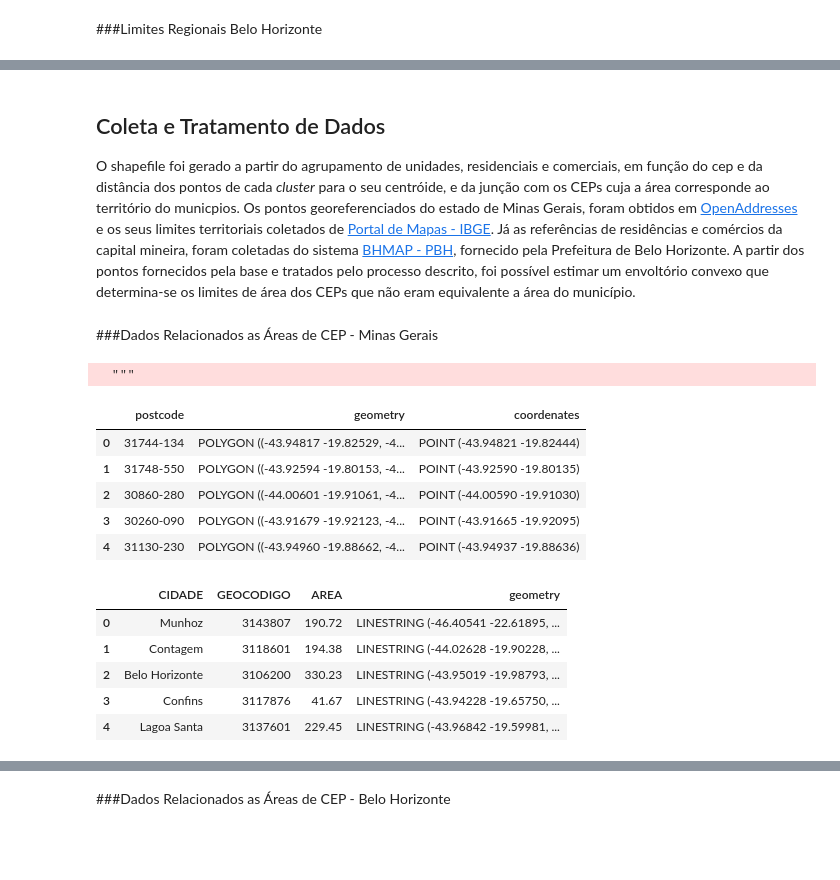
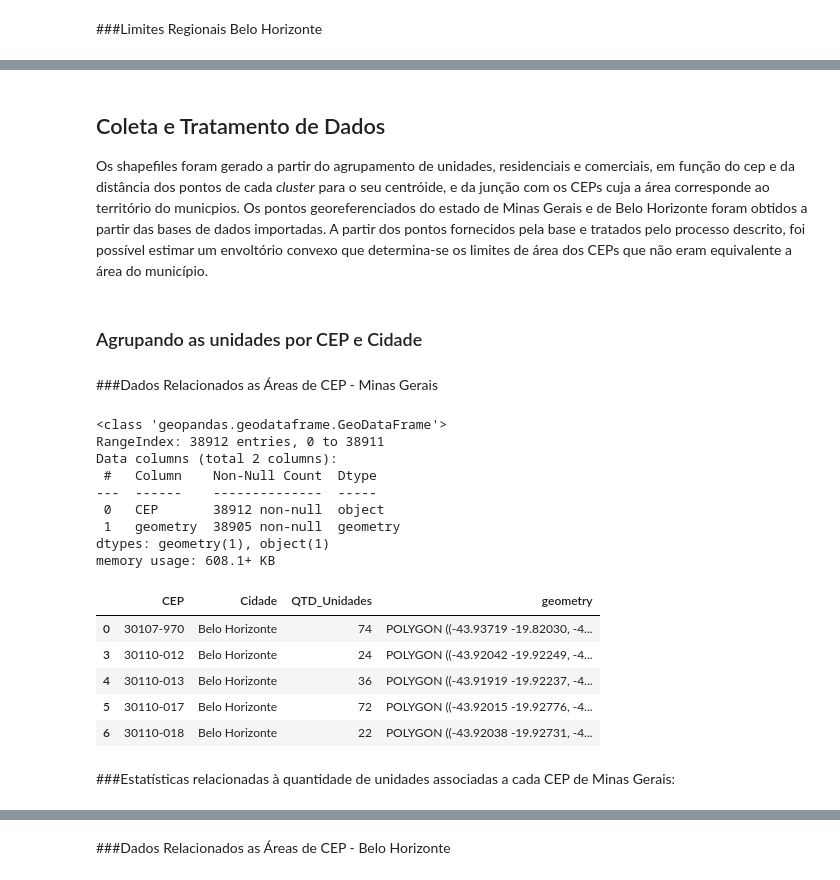
Before and after one commit to mcatrinque/areas-cep-mg, a Jupyter notebook: br_mg_ceps.ipynb, the cells around one changed output, grey strips where cells are left out. Cells and saved outputs as stored; diff of their text form; code cells hidden in the pictures; blank space fills up the shorter version.

```diff
--- a/br_mg_ceps.ipynb
+++ b/br_mg_ceps.ipynb
@@ -250,6 +225,8 @@ You may still be able to access the file from the browser:
 # %% [markdown]
 ## Coleta e Tratamento de Dados
-O shapefile foi gerado a partir do agrupamento de unidades, residenciais e comerciais, em função do cep e da distância dos pontos de cada *cluster* para o seu centróide, e da junção com os CEPs cuja a área corresponde ao território do municpios. Os pontos georeferenciados do estado de Minas Gerais, foram obtidos em [OpenAddresses](https://batch.openaddresses.io/data) e os seus limites territoriais coletados de [Portal de Mapas - IBGE](https://portaldemapas.ibge.gov.br/portal.php). Já as referências de residências e comércios da capital mineira, foram coletadas do sistema [BHMAP - PBH](http://bhmap.pbh.gov.br/v2/mapa/idebhgeo), fornecido pela Prefeitura de Belo Horizonte. A partir dos pontos fornecidos pela base e tratados pelo processo descrito, foi possível estimar um envoltório convexo que determina-se os limites de área dos CEPs que não eram equivalente a área do município.
+Os shapefiles foram gerado a partir do agrupamento de unidades, residenciais e comerciais, em função do cep e da distância dos pontos de cada *cluster* para o seu centróide, e da junção com os CEPs cuja a área corresponde ao território do municpios. Os pontos georeferenciados do estado de Minas Gerais e de Belo Horizonte foram obtidos a partir das bases de dados importadas. A partir dos pontos fornecidos pela base e tratados pelo processo descrito, foi possível estimar um envoltório convexo que determina-se os limites de área dos CEPs que não eram equivalente a área do município.
+# %% [markdown]
+### Agrupando as unidades por CEP e Cidade
 # %% [markdown]
 ###Dados Relacionados as Áreas de CEP - Minas Gerais
 # %%
@@ -257,25 +234,35 @@ O shapefile foi gerado a partir do agrupamento de unidades, residenciais e comer
 mg_area_cep = gpd.read_file(path + 'br_mg_poligonos_ceps.shp')
 mg_area_cep.drop('id', axis=1, inplace=True)
 mg_area_cep.to_crs(pyproj.CRS.from_epsg(4674), inplace=True)
-mg_area_cep.head()
+mg_area_cep.rename(columns={'postcode':'CEP', 'city':'Cidade'}, inplace=True)
+#Generate coordenates to plot
+#mg_area_cep['Coordenadas'] = mg_area_cep['geometry'].centroid
+mg_area_cep.info()
 # %% [output]
-  """
+<class 'geopandas.geodataframe.GeoDataFrame'>
+RangeIndex: 38912 entries, 0 to 38911
+Data columns (total 2 columns):
+ #   Column    Non-Null Count  Dtype
+---  ------    --------------  -----
+ 0   CEP       38912 non-null  object
+ 1   geometry  38905 non-null  geometry
+dtypes: geometry(1), object(1)
+memory usage: 608.1+ KB
-|  | postcode | geometry | coordenates |
-| 0 | 31744-134 | POLYGON ((-43.94817 -19.82529, -4... | POINT (-43.94821 -19.82444) |
-| 1 | 31748-550 | POLYGON ((-43.92594 -19.80153, -4... | POINT (-43.92590 -19.80135) |
-| 2 | 30860-280 | POLYGON ((-44.00601 -19.91061, -4... | POINT (-44.00590 -19.91030) |
-| 3 | 30260-090 | POLYGON ((-43.91679 -19.92123, -4... | POINT (-43.91665 -19.92095) |
-| 4 | 31130-230 | POLYGON ((-43.94960 -19.88662, -4... | POINT (-43.94937 -19.88636) |
-# %%
-lim_municipal = gpd.read_file(path + 'br_mg_limites_municipios.shp')
-lim_municipal.rename(columns={'NOME':'CIDADE'}, inplace=True)
-lim_municipal.drop('ANODEREFER', axis=1, inplace=True)
-lim_municipal.drop('LEICRIACAO', axis=1, inplace=True)
-lim_municipal.head()
-# %% [output]
-|  | CIDADE | GEOCODIGO | AREA | geometry |
-| 0 | Munhoz | 3143807 | 190.72 | LINESTRING (-46.40541 -22.61895, ... |
-| 1 | Contagem | 3118601 | 194.38 | LINESTRING (-44.02628 -19.90228, ... |
-| 2 | Belo Horizonte | 3106200 | 330.23 | LINESTRING (-43.95019 -19.98793, ... |
-| 3 | Confins | 3117876 | 41.67 | LINESTRING (-43.94228 -19.65750, ... |
-| 4 | Lagoa Santa | 3137601 | 229.45 | LINESTRING (-43.96842 -19.59981, ... |
+# %%
+#Join units by postcode and count. After this, merging result into postcode geometry dataframes
+mg_area_cep = pd.merge(unidades_mg.groupby(['CEP', 'Cidade']).size().rename('QTD_Unidades').reset_index(), mg_area_cep, on=['CEP'], how='left')
+mg_area_cep = mg_area_cep.dropna()
+#Fit count colunmn to nunmeric type
+mg_area_cep['QTD_Unidades'] = pd.to_numeric(mg_area_cep['QTD_Unidades'])
+#Transform merged DataFrame into a GeoDataFrame
+mg_area_cep = gpd.GeoDataFrame(mg_area_cep, geometry='geometry')
+mg_area_cep.head()
+# %% [output]
+|  | CEP | Cidade | QTD_Unidades | geometry |
+| 0 | 30107-970 | Belo Horizonte | 74 | POLYGON ((-43.93719 -19.82030, -4... |
+| 3 | 30110-012 | Belo Horizonte | 24 | POLYGON ((-43.92042 -19.92249, -4... |
+| 4 | 30110-013 | Belo Horizonte | 36 | POLYGON ((-43.91919 -19.92237, -4... |
+| 5 | 30110-017 | Belo Horizonte | 72 | POLYGON ((-43.92015 -19.92776, -4... |
+| 6 | 30110-018 | Belo Horizonte | 22 | POLYGON ((-43.92038 -19.92731, -4... |
+# %% [markdown]
+###Estatísticas relacionadas à quantidade de unidades associadas a cada CEP de Minas Gerais:
```
Also changed, not shown: parts of 30 cells of this notebook.
